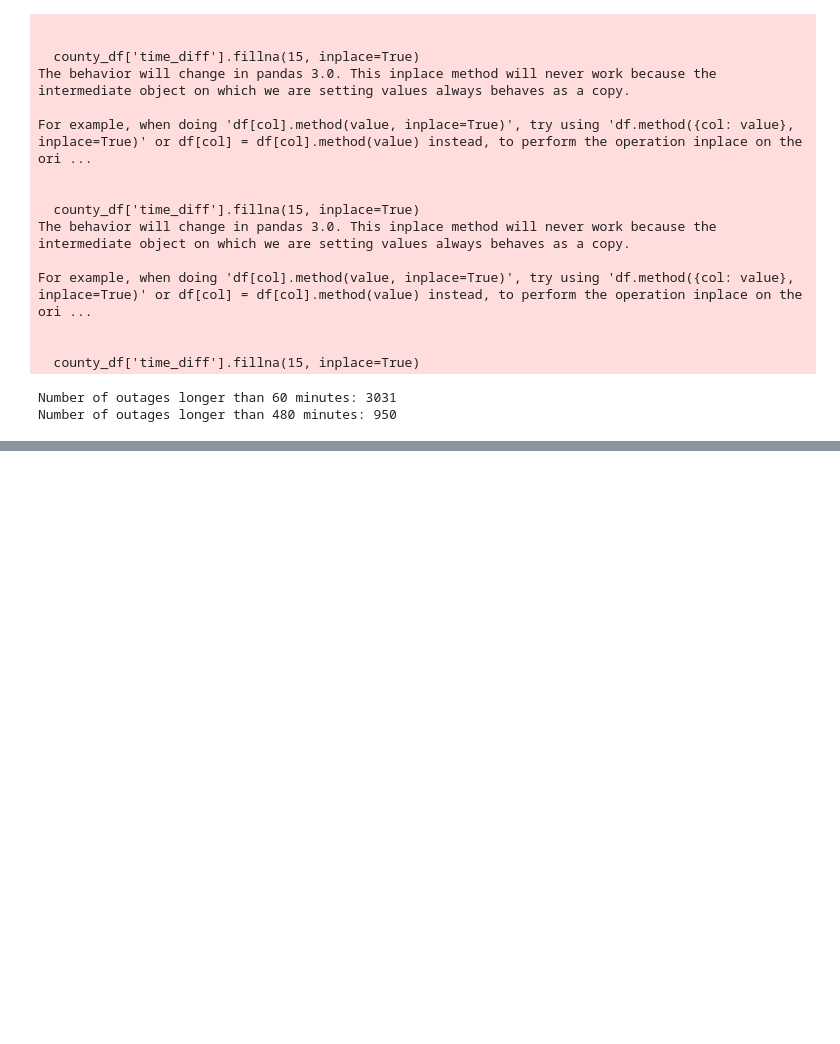
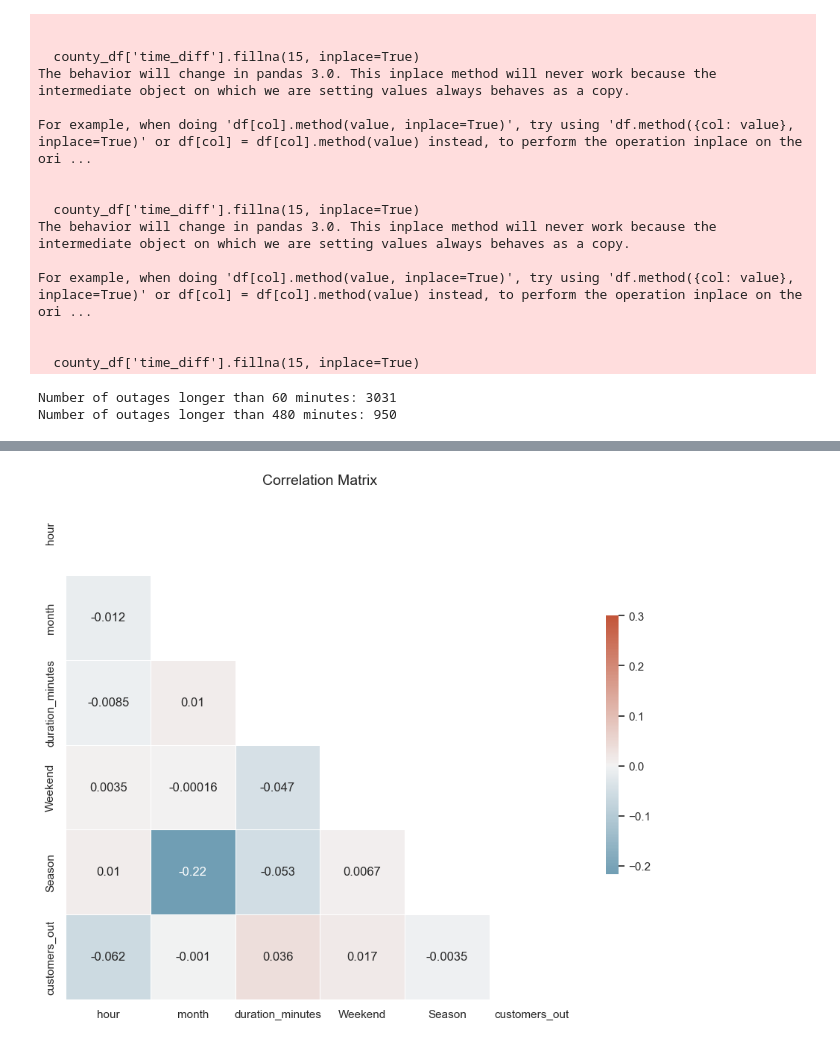
Before and after one commit to JonasSchweiger/Power_Outages_Code, a Jupyter notebook: Power_Outages_new.ipynb, the cells around one changed output, grey strips where cells are left out. Drawn from its saved outputs; the diff is of its cells as text; code cells hidden in the pictures; blank space fills up the shorter version.

```diff
--- a/Power_Outages_new.ipynb
+++ b/Power_Outages_new.ipynb
@@ -307,0 +443,12 @@ plt.show()
+# %%
+import pandas as pd
+
+# Select the relevant columns for the correlation analysis
+columns_to_analyze = ['hour', 'month', 'duration_minutes', 'Weekend', 'Season', 'customers_out']
+subset_df = Massachusetts_starting_df[columns_to_analyze]
+
+# Calculate the correlation matrix
+correlation_matrix = subset_df.corr()
+
+# Print the correlation matrix
+print(correlation_matrix)
@@ -307,0 +471,28 @@ plt.show()
+# %%
+import seaborn as sns
+import matplotlib.pyplot as plt
+import numpy as np
+
+# Set the aesthetic style of the plots
+sns.set_theme(style="white")
+
+# Calculate the correlation matrix
+correlation_matrix = subset_df.corr()
+
+# Generate a mask for the upper triangle (to avoid redundant information)
+mask = np.triu(np.ones_like(correlation_matrix, dtype=bool))
+
+# Set up the matplotlib figure
+f, ax = plt.subplots(figsize=(11, 9))
+
+# Generate a custom diverging colormap
+cmap = sns.diverging_palette(230, 20, as_cmap=True)
+
+# Draw the heatmap with the mask and correct aspect ratio
+sns.heatmap(correlation_matrix, mask=mask, cmap=cmap, vmax=.3, center=0,
+            square=True, linewidths=.5, cbar_kws={"shrink": .5}, annot=True)
+
+plt.title('Correlation Matrix', fontsize=14)
+plt.show()
+# %% [output]
+[figure, added]
```
Also changed, not shown: parts of 23 cells of this notebook, 1 other file.
